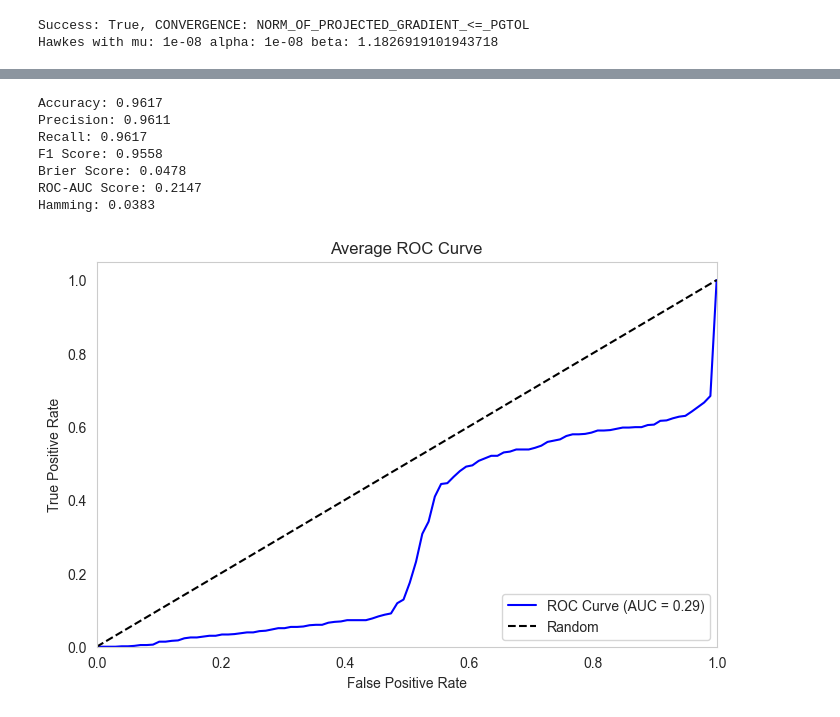
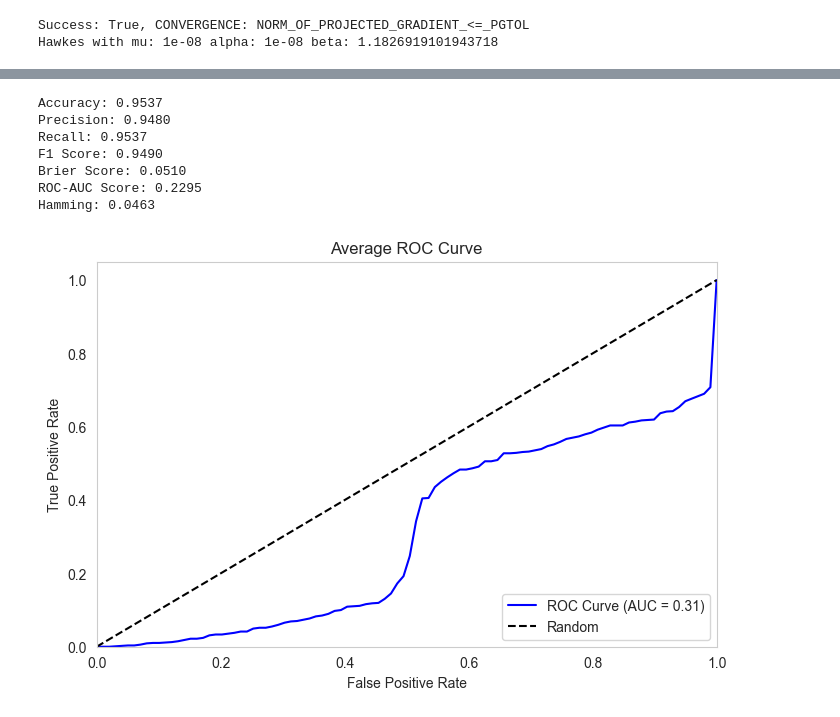
Before and after one commit to YieldsLabs/quant, a Jupyter notebook: notebooks/pipelines/orca.ipynb, the cells around one changed output, grey strips where cells are left out. Saved outputs shown, nothing was run; the diff lists cells and outputs as text; code cells hidden in the pictures.

```diff
--- a/notebooks/pipelines/orca.ipynb
+++ b/notebooks/pipelines/orca.ipynb
@@ -42,7 +42,7 @@ from core.models.protocol_type import ProtocolType
 from service import EnvironmentSecretService
 # %%
 DEFAULT_DATASOUCE = DataSourceType.BYBIT
-DEFAULT_SYMBOLS = ["AVAXUSDT"]
+DEFAULT_SYMBOLS = ["POWRUSDT"]
 SLEEP_INTERVAL = 1
 DOM = 10
 # %%
@@ -744,7 +744,7 @@ from sklearn.model_selection import train_test_split
 from torch_geometric.data import Data
 from torch_geometric.loader import DataLoader
 
-BATCH_SIZE = 32
+BATCH_SIZE = 64
 TEST_RATIO = 0.2
 MU = 0.1
 ALPHA = 0.5
@@ -812,6 +813,6 @@ batch: tensor([0, 0, 0, 0, 0, 0, 0, 0, 0, 0, 0, 0, 0, 0, 0, 0, 0, 0, 0, 0, 0, 0,
 # %%
 import torch
-from torch_geometric.nn import GATConv
+from torch_geometric.nn import GATConv, global_max_pool
 from torch import nn
 import torch.nn.functional as F
 
@@ -841,21 +842,6 @@ class JumpDiffusionLayer(nn.Module):
         jumps = torch.poisson(adj_jump_intensity * torch.ones_like(x)) * torch.normal(mean, std)
 
         return x + F.elu(jumps) * self.jump_intensity
-
-
-class SelfAttentionPooling(nn.Module):
-    def __init__(self, in_dim, heads=8, dropout=0.1):
-        super(SelfAttentionPooling, self).__init__()
-        self.att = nn.MultiheadAttention(embed_dim=in_dim, num_heads=heads, dropout=dropout)
-
-    def forward(self, x):
-        x = x.unsqueeze(1)
-        x = x.permute(1, 0, 2)
-
-        attn_output, _ = self.att(x, x, x)
-        pooled_output = attn_output.mean(dim=0)
-        return pooled_output
-
 
 class FusionLayer(nn.Module):
     def __init__(self, in_channels1, in_channels2, out_channels, attention_heads=4, dropout=0.1):
@@ -901,9 +887,15 @@ class GNNLayer(nn.Module):
     def __init__(self, in_channels, out_channels, heads=4, dropout=0.1):
         super(GNNLayer, self).__init__()
         self.gat_conv = GATConv(in_channels, out_channels, heads=heads, dropout=dropout)
+        self.fc1 = nn.Linear(out_channels * heads, out_channels)
 
     def forward(self, x, edge_index, edge_attr):
-        x_gat = self.gat_conv(x, edge_index, edge_attr=edge_attr)
+        x_gat = self.gat_conv(x, edge_index, edge_attr)
+
+        x_gat = global_max_pool(x_gat, batch=None)
+
+        x_gat = F.relu(self.fc1(x_gat))
+
         return x_gat
 
 class ORCA(nn.Module):
@@ -966,12 +958,11 @@ class ORCA(nn.Module):
         )
 
         self.fusion_layer = FusionLayer(conv_out_channels, conv_out_channels, conv_out_channels)
-
         self.jump_diffusion = JumpDiffusionLayer(jump_intensity, jump_scale)
 
         self.gnn_layer = GNNLayer(in_channels, conv_out_channels, gat_heads, gat_dropout)
 
-        self.fd1 = nn.Dropout(0.3)
+        self.fd1 = nn.Dropout(0.15)
         self.fc1 = nn.Linear(conv_out_channels, classes)
 
         self.apply(self._init_weights)
@@ -1001,7 +992,9 @@ class ORCA(nn.Module):
 
         x_gnn = self.gnn_layer(x, edge_index, edge_attr)
 
-        x_fc = self.fd1(x_jump)
+        x_combined = x_jump + x_gnn
+
+        x_fc = self.fd1(x_combined)
         x_fc = x_fc.view(x_fc.size(0), -1)
         x_fc = F.relu(self.fc1(x_fc))
 
@@ -1192,31 +1198,31 @@ def evaluate_model(model, dataloader, replace_class={2: -1}):
     return predictions, probabilities, y_true
 # %%
 inf_model = ORCA(in_channels=X_train.shape[1], conv_out_channels=64, gat_heads=8)
-snapshot_path = os.path.join('snapshots', 'ORCA_epoch_1_improved.pth')
+snapshot_path = os.path.join('snapshots', 'ORCA_epoch_22_improved.pth')
 
 inf_model.load_state_dict(
     torch.load(snapshot_path, map_location="cpu", weights_only=True)
 )
 
 predictions, probabilities, y_true = evaluate_model(inf_model, test_dataloader)
 
 accuracy, precision, recall, f1, brier, roc_auc, hamming = calculate_metrics(predictions, probabilities, y_true)
 
 print(f"Accuracy: {accuracy:.4f}")
 print(f"Precision: {precision:.4f}")
 print(f"Recall: {recall:.4f}")
 print(f"F1 Score: {f1:.4f}")
 print(f"Brier Score: {brier:.4f}")
 print(f"ROC-AUC Score: {roc_auc:.4f}")
 print(f"Hamming: {hamming:.4f}")
 
 plot_roc_auc(probabilities, y_true)
 # %% [output]
-Accuracy: 0.9617
-Precision: 0.9611
-Recall: 0.9617
-F1 Score: 0.9558
-Brier Score: 0.0478
-ROC-AUC Score: 0.2147
-Hamming: 0.0383
+Accuracy: 0.9537
+Precision: 0.9480
+Recall: 0.9537
+F1 Score: 0.9490
+Brier Score: 0.0510
+ROC-AUC Score: 0.2295
+Hamming: 0.0463
-[figure, old version]
+[figure, new version]
```
Also changed, not shown: parts of 4 cells of this notebook.
